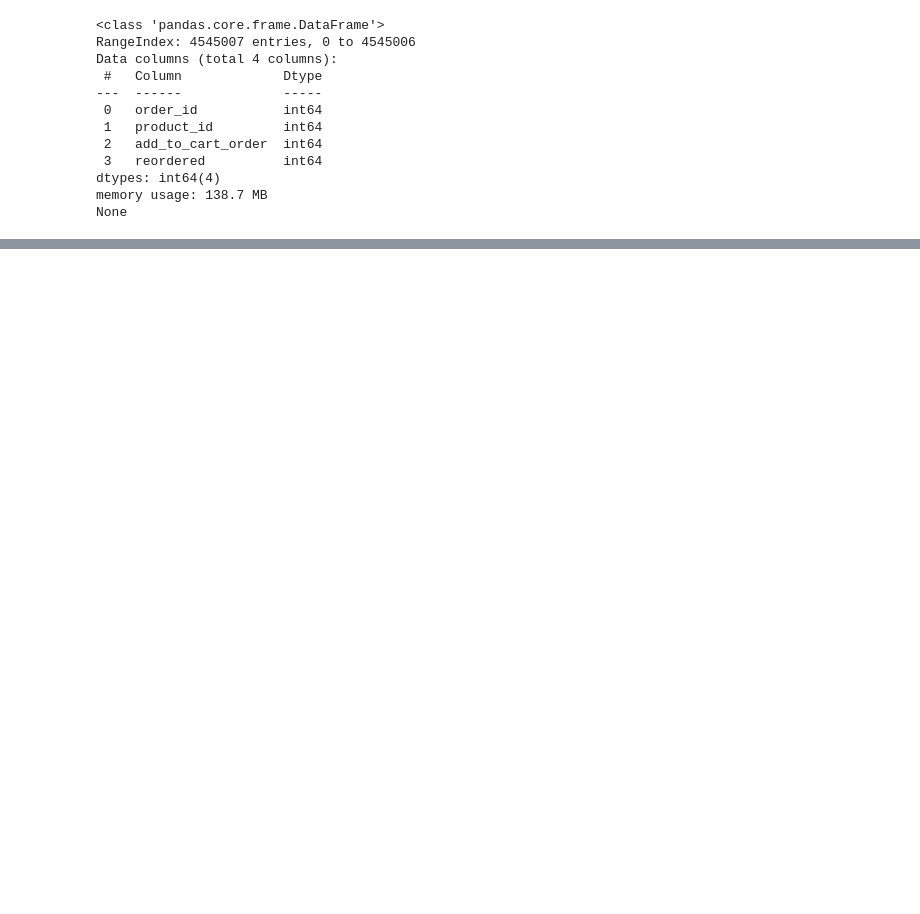
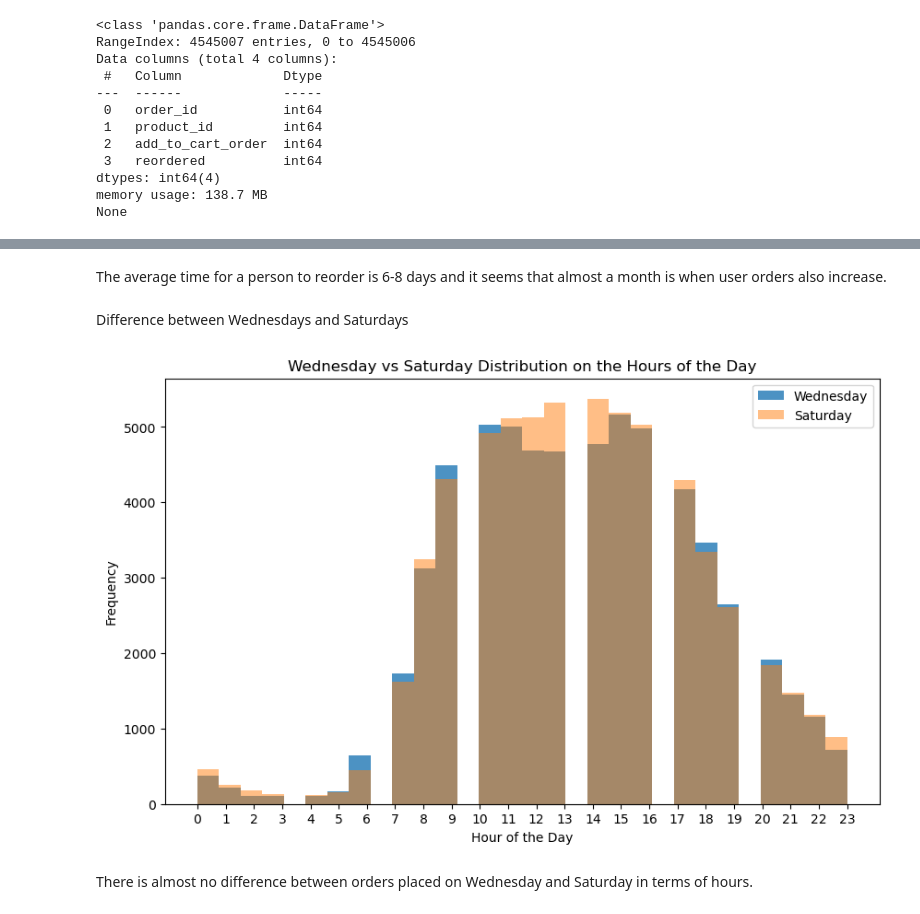
Before and after one commit to reytaquito/instacart-data-analysis, a Jupyter notebook: notebooks/EDA.ipynb, the cells around one changed output, grey strips where cells are left out. Cells and saved outputs as stored; diff of their text form; code cells hidden in the pictures; blank space fills up the shorter version.

```diff
--- a/notebooks/EDA.ipynb
+++ b/notebooks/EDA.ipynb
@@ -47,0 +258,20 @@ None
+# %% [markdown]
+The average time for a person to reorder is 6-8 days and it seems that almost a month is when user orders also increase.
+# %% [markdown]
+
+Difference between Wednesdays and Saturdays
+# %%
+wednesday = df_orders[df_orders['order_dow']==3]['order_hour_of_day']
+saturday = df_orders[df_orders['order_dow']==6]['order_hour_of_day']
+plt.figure(figsize=(10, 6))
+wednesday.plot(kind='hist', bins=30,alpha=0.8, )
+saturday.plot(kind='hist', bins=30, alpha=0.5, )
+plt.legend(['Wednesday', 'Saturday'])
+plt.xlabel('Hour of the Day')
+plt.title('Wednesday vs Saturday Distribution on the Hours of the Day')
+plt.xticks(range(0, 24, 1))
+plt.show()
+# %% [output]
+[figure, added]
+# %% [markdown]
+There is almost no difference between orders placed on Wednesday and Saturday in terms of hours.
```
Also changed, not shown: parts of 21 cells of this notebook.
